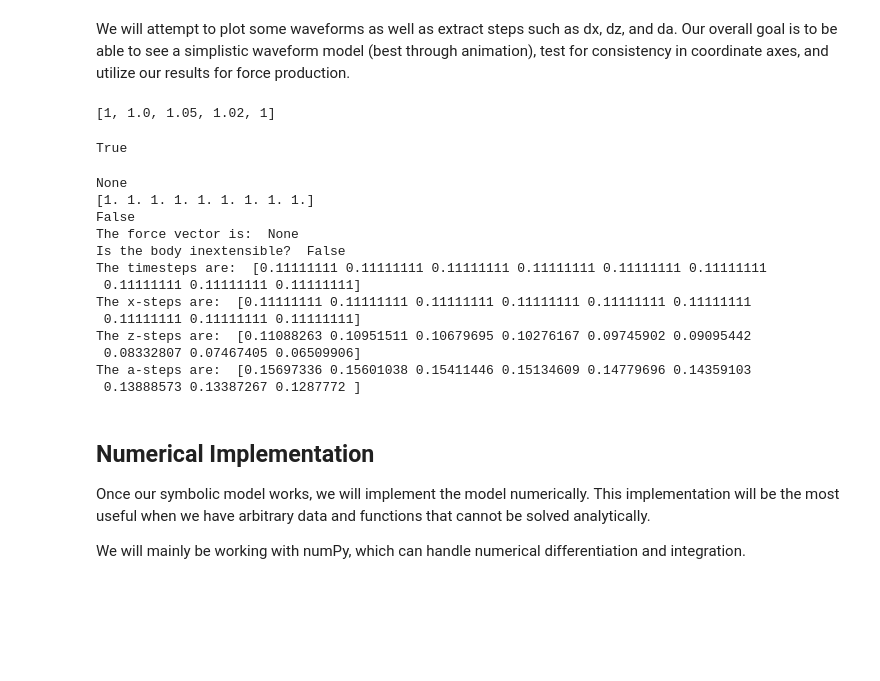
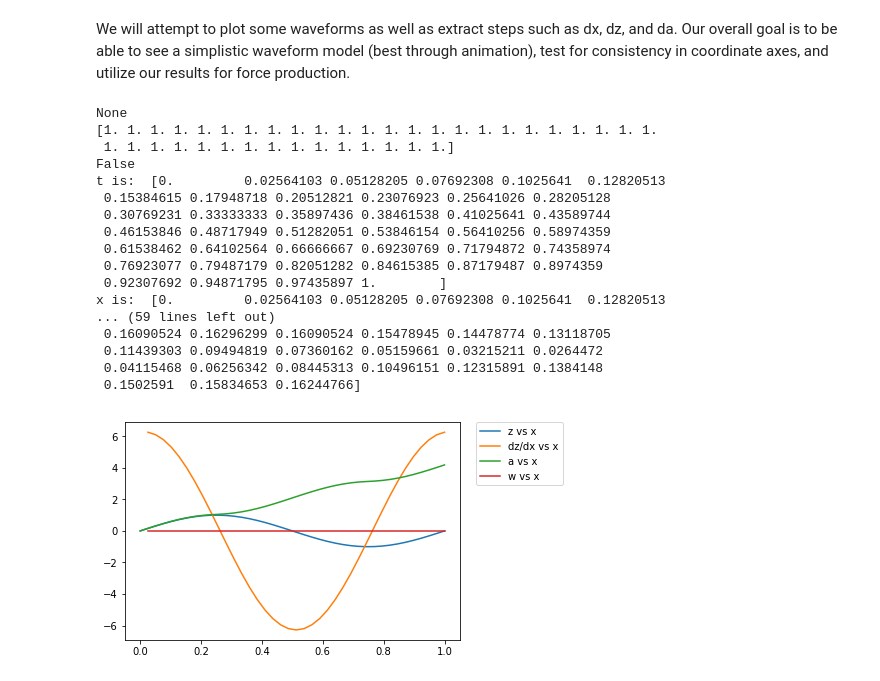
Before and after one commit to Flow-Imaging-Lab-at-Mudd/FILM-fish-model, a Jupyter notebook: lighthill-model.ipynb, the cells around one changed output. Drawn from its saved outputs; the diff is of its cells as text; code cells hidden in the pictures; blank space fills up the shorter version.

Commit message:
Generated plots for testing numerical derivatives

```diff
--- a/lighthill-model.ipynb
+++ b/lighthill-model.ipynb
@@ -167,6 +174,8 @@ class Lighthill:
         self.dz = np.fromiter([z[i+1]-z[i] for i in range(len(z)-1)],float)
         self.da = np.fromiter([sqrt((x[i]-x[i+1])**2+(z[i]-z[i+1])**2) for i in range(len(x)-1)],float)
 
+
+        self.a = np.concatenate((np.array([0]), np.cumsum(self.da)), axis=0)
         self.m = 1.2 # approx 1.2 as starting point
         self.w = (self.dz/self.dt)*(self.dx/self.da)-(self.dx/self.dt)*(self.dz/self.da)
 
@@ -192,10 +201,14 @@ class Lighthill:
         self.forceVector = np.array(list(zip(self.thrustForce,self.sideForce)))
 
     def waveform(self):
-        plt.plot(self.thrustForce,self.sideForce)
-        #return dz/da
-
-
+        plt.subplot(111)
+        red_patch = mpatches.Patch(color='red',label='bleh')
+        zvsx = plt.plot(self.x,self.z, label='z vs x')
+        dzdxvsx = plt.plot(self.x[1:],(self.dz/self.dx),label='dz/dx vs x')
+        avsx = plt.plot(self.x,self.a, label='a vs x')
+        wvsx = plt.plot(self.x[1:],self.w, label='w vs x')
+        #plt.legend([zvsx, dzdxvsx, avsx, wvsx],['zvsx', 'dzdxvsx', 'avsx', 'wvsx'])
+        plt.legend(bbox_to_anchor=(1.05, 1), loc=2, borderaxespad=0.)
     """
     inextensibilityCheck checks the inextensibility of the fish body. It returns True if all of the elements in the
     array return 1 and returns False otherwise. inextensibilityCheck takes in an argument err whose default value is
@@ -208,58 +221,48 @@ class Lighthill:
         self.inextBool = np.all([i>=(1-err) and i<=(1+err) for i in inextensibilityArray])
 
 
-    def main(self):
+    def test(self):
+        print('t is: ', self.t)
+        print('x is: ', self.x)
+        print('z is: ', self.z)
+        print('a is: ', self.a)
+        print('w is: ', self.w)
         print('The force vector is: ', self.forceVector)
         print('Is the body inextensible? ', self.inextBool)
         print('The timesteps are: ', self.dt)
         print('The x-steps are: ', self.dx)
         print('The z-steps are: ', self.dz)
         print('The a-steps are: ', self.da)
-# %%
-tempList = [1, 1., 1.05, 1.02, 1
-           ]
-print(tempList)
-all(i>=.95 and i<=1.05 for i in tempList)
-# %% [output]
-[1, 1.0, 1.05, 1.02, 1]
-True
 # %%
-tTemp = np.linspace(0,1,10,endpoint=True)
-xTemp = np.linspace(0,1,10,endpoint=True)
+tTemp = np.linspace(0,1,40,endpoint=True)
+xTemp = np.linspace(0,1,40,endpoint=True)
 # np.empty(stepSize-1); dx.fill(1/(stepSize-1)) for uniform dx
-zTemp = np.sin(xTemp) # approx 1 or 0.5
+zTemp = np.sin(2*np.pi*xTemp) # approx 1 or 0.5
 
 fishy = Lighthill(tTemp, xTemp, zTemp, 1.2)
-# print(fishy.t)
-# print(fishy.z)
-# print(fishy.x)
-# print(fishy.dt)
-# print(fishy.dz)
-# print(fishy.dx)
-# print(fishy.da)
-#fishy.waveform()
+
+fishy.waveform()
 print(fishy.forceVector)
 fishy.inextensibilityCheck()
 # should return True
 print(fishy.inextBool)
-fishy.main()
+fishy.test()
 # %% [output]
 None
-[1. 1. 1. 1. 1. 1. 1. 1. 1.]
+[1. 1. 1. 1. 1. 1. 1. 1. 1. 1. 1. 1. 1. 1. 1. 1. 1. 1. 1. 1. 1. 1. 1. 1.
+ 1. 1. 1. 1. 1. 1. 1. 1. 1. 1. 1. 1. 1. 1. 1.]
 False
-The force vector is:  None
-Is the body inextensible?  False
-The timesteps are:  [0.11111111 0.11111111 0.11111111 0.11111111 0.11111111 0.11111111
- 0.11111111 0.11111111 0.11111111]
-The x-steps are:  [0.11111111 0.11111111 0.11111111 0.11111111 0.11111111 0.11111111
- 0.11111111 0.11111111 0.11111111]
-The z-steps are:  [0.11088263 0.10951511 0.10679695 0.10276167 0.09745902 0.09095442
- 0.08332807 0.07467405 0.06509906]
-The a-steps are:  [0.15697336 0.15601038 0.15411446 0.15134609 0.14779696 0.14359103
- 0.13888573 0.13387267 0.1287772 ]
+t is:  [0.         0.02564103 0.05128205 0.07692308 0.1025641  0.12820513
+ 0.15384615 0.17948718 0.20512821 0.23076923 0.25641026 0.28205128
+ 0.30769231 0.33333333 0.35897436 0.38461538 0.41025641 0.43589744
+ 0.46153846 0.48717949 0.51282051 0.53846154 0.56410256 0.58974359
+ 0.61538462 0.64102564 0.66666667 0.69230769 0.71794872 0.74358974
+ 0.76923077 0.79487179 0.82051282 0.84615385 0.87179487 0.8974359
+ 0.92307692 0.94871795 0.97435897 1.        ]
+x is:  [0.         0.02564103 0.05128205 0.07692308 0.1025641  0.12820513
+... (59 lines left out)
+ 0.16090524 0.16296299 0.16090524 0.15478945 0.14478774 0.13118705
+ 0.11439303 0.09494819 0.07360162 0.05159661 0.03215211 0.0264472
+ 0.04115468 0.06256342 0.08445313 0.10496151 0.12315891 0.1384148
+ 0.1502591  0.15834653 0.16244766]
+[figure, added]
-# %% [markdown]
-## Numerical Implementation
-
-Once our symbolic model works, we will implement the model numerically. This implementation will be the most useful when we have arbitrary data and functions that cannot be solved analytically.
-
-We will mainly be working with numPy, which can handle numerical differentiation and integration.
```
Also changed, not shown: parts of 2 cells of this notebook.
